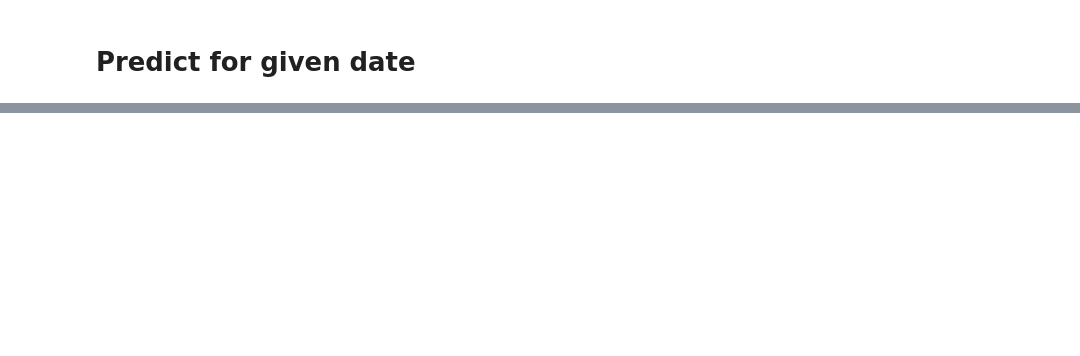
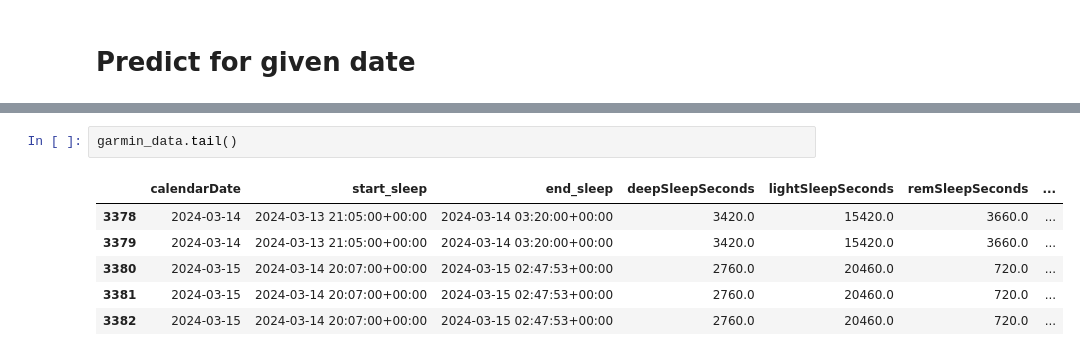
Before and after one commit to nicblanc/overcome-tomorrow, a Jupyter notebook: notebooks/create_test_model.ipynb, the cells around one changed output, grey strips where cells are left out. Cells and saved outputs as stored; diff of their text form; blank space fills up the shorter version.

```diff
--- a/notebooks/create_test_model.ipynb
+++ b/notebooks/create_test_model.ipynb
@@ -621,0 +628,9 @@ predict_for_last_n_days(garmin_data, preproc_garmin_data, preproc_activity, mode
+# %%
+garmin_data.tail()
+# %% [output]
+|  | calendarDate | start_sleep | end_sleep | deepSleepSeconds | lightSleepSeconds | remSleepSeconds | ... |
+| 3378 | 2024-03-14 | 2024-03-13 21:05:00+00:00 | 2024-03-14 03:20:00+00:00 | 3420.0 | 15420.0 | 3660.0 | ... |
+| 3379 | 2024-03-14 | 2024-03-13 21:05:00+00:00 | 2024-03-14 03:20:00+00:00 | 3420.0 | 15420.0 | 3660.0 | ... |
+| 3380 | 2024-03-15 | 2024-03-14 20:07:00+00:00 | 2024-03-15 02:47:53+00:00 | 2760.0 | 20460.0 | 720.0 | ... |
+| 3381 | 2024-03-15 | 2024-03-14 20:07:00+00:00 | 2024-03-15 02:47:53+00:00 | 2760.0 | 20460.0 | 720.0 | ... |
+| 3382 | 2024-03-15 | 2024-03-14 20:07:00+00:00 | 2024-03-15 02:47:53+00:00 | 2760.0 | 20460.0 | 720.0 | ... |
```
Also changed, not shown: parts of 25 cells of this notebook, 2 other files.
